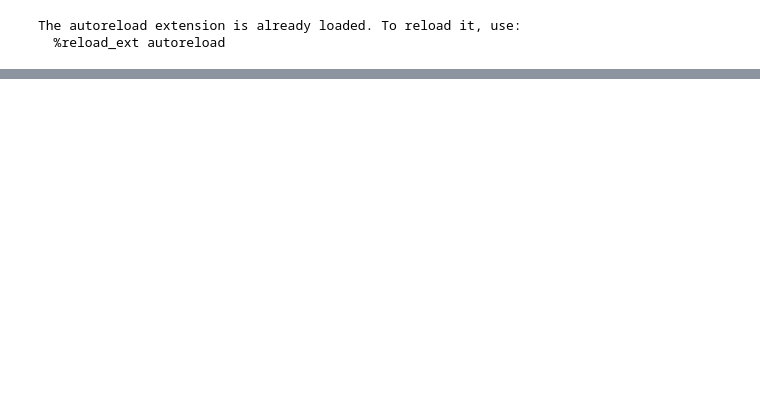
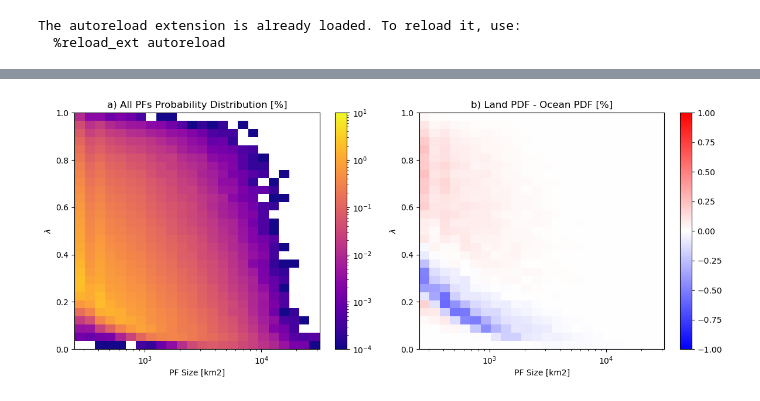
Before and after one commit to pedroanguloumana/extreme_precipitation_in_gpm, a Jupyter notebook: notebooks/nb01_CDF_Examples.ipynb, the cells around one changed output, grey strips where cells are left out. Drawn from its saved outputs; the diff is of its cells as text; code cells hidden in the pictures; blank space fills up the shorter version.

```diff
--- a/notebooks/nb01_CDF_Examples.ipynb
+++ b/notebooks/nb01_CDF_Examples.ipynb
@@ -647,0 +199,81 @@ pf_filename
+# %%
+fig, axs = plt.subplots(ncols=2, figsize=(12, 5))
+
+area = pf_stats['num_pixels'] * 25
+loc = pf_stats['largest_10mmhr_cluster_precip_8conn'] / pf_stats['total_precip']
+
+is_land_id = globe.is_land(pf_stats['mean_latitude'], pf_stats['mean_longitude'])
+is_ocean_id = globe.is_ocean(pf_stats['mean_latitude'], pf_stats['mean_longitude'])
+
+area_bins = np.logspace(np.log10(250), 4.5, 25)
+loc_bins = np.linspace(0, 1, 30)
+xx, yy = np.meshgrid(area_bins, loc_bins)
+
+def _bin_count(loc_data, area_data):
+    return binned_statistic_2d(
+        x=loc_data,
+        y=area_data,
+        values=None,
+        statistic='count',
+        bins=[loc_bins, area_bins]
+    ).statistic
+
+# All
+ax = axs[0]
+count_all = _bin_count(loc, area)
+r_val, p_val = pearsonr(area, loc)
+print(f"Pearson r (All PFs): {r_val:.4f}, p-value: {p_val:.4e}")
+
+pdf_all = 100 * count_all / count_all.sum()
+c = ax.pcolormesh(xx, yy, pdf_all, cmap=plt.cm.plasma, norm=colors.LogNorm(vmin=1e-4, vmax=1e1))
+ax.set_xscale('log')
+ax.set_xlabel('PF Size [km2]')
+ax.set_ylabel(r'$\lambda$')
+ax.set_title('a) All PFs Probability Distribution [%]')
+fig.colorbar(c, ax=ax)
+
+# # Land
+# ax = axs[1]
+land_area = area[is_land_id]
+land_loc = loc[is_land_id]
+count_land = _bin_count(land_loc, land_area)
+pdf_land = 100 * count_land / count_land.sum()
+# c = ax.pcolormesh(xx, yy, pdf_land, cmap=plt.cm.plasma, norm=colors.LogNorm(vmin=1e-4, vmax=1e1))
+# ax.set_xscale('log')
+# ax.set_xlabel('PF Size [km2]')
+# ax.set_ylabel(r'$\lambda$')
+# ax.set_title('b) Land')
+# fig.colorbar(c, ax=ax)
+
+# # Ocean
+# ax = axs[2]
+ocean_area = area[is_ocean_id]
+ocean_loc = loc[is_ocean_id]
+count_ocean = _bin_count(ocean_loc, ocean_area)
+pdf_ocean = 100 * count_ocean / count_ocean.sum()
+# c = ax.pcolormesh(xx, yy, pdf_ocean, cmap=plt.cm.plasma, norm=colors.LogNorm(vmin=1e-4, vmax=1e1))
+# ax.set_xscale('log')
+# ax.set_xlabel('PF Size [km2]')
+# ax.set_ylabel(r'$\lambda$')
+# ax.set_title('c) Ocean')
+# fig.colorbar(c, ax=ax)
+
+
+# Difference (Land - Ocean)
+ax = axs[1]
+pdf_diff = pdf_land - pdf_ocean
+c = ax.pcolormesh(
+    xx, yy, pdf_diff, cmap=plt.cm.bwr,
+    norm=colors.TwoSlopeNorm(vcenter=0, vmin=-1, vmax=1)
+)
+ax.set_xscale('log')
+ax.set_xlabel('PF Size [km2]')
+ax.set_ylabel(r'$\lambda$')
+ax.set_title(r'b) Land PDF - Ocean PDF [%]')
+fig.colorbar(c, ax=ax)
+
+fig.tight_layout(pad=1)
+# fig.suptitle('Joint Probability Distributions [%]', y=1.05)
+
+save_figure(fig, 'PDF of PF size and localization for all, land, and ocean')
+# %% [output]
@@ -647,0 +281 @@ pf_filename
+[figure, added]
```
Also changed, not shown: parts of 19 cells of this notebook, 19 other files.
